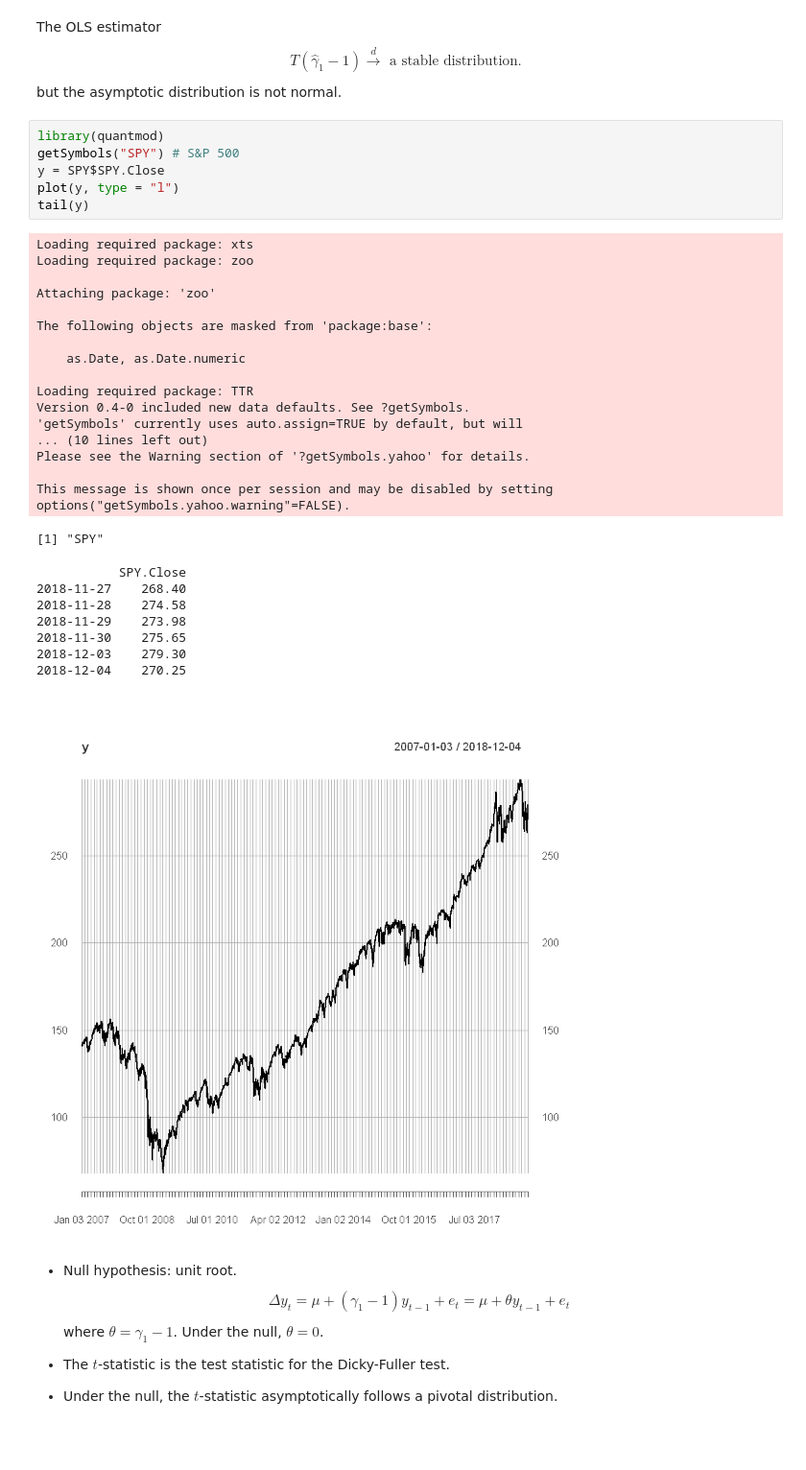
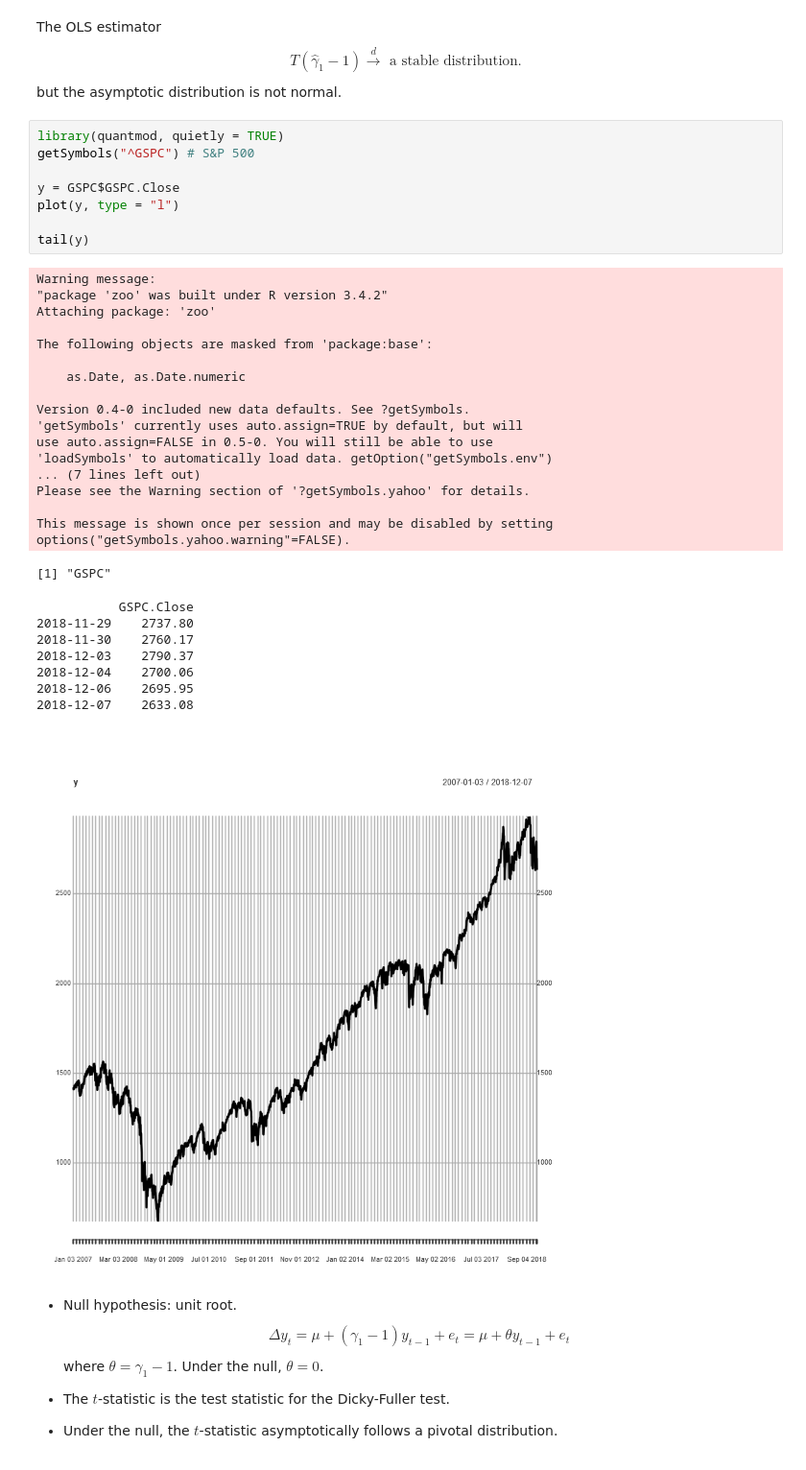
Before and after one commit to zhentaoshi/Econ5121A, a Jupyter notebook: Msc/time_series_2.ipynb, the cells around one changed output. Shown at 96% size. Drawn from its saved outputs; the diff is of its cells as text.

```diff
--- a/Msc/time_series_2.ipynb
+++ b/Msc/time_series_2.ipynb
@@ -76,38 +76,40 @@ The OLS estimator
 $$ T( \hat{\gamma}_1 - 1 ) \stackrel{d}{\to} \mbox{ a stable distribution}.$$
 but the asymptotic distribution is not normal.
 # %%
-library(quantmod)
-getSymbols("SPY") # S&P 500
-y = SPY$SPY.Close
+library(quantmod, quietly = TRUE)
+getSymbols("^GSPC") # S&P 500
+
+y = GSPC$GSPC.Close
 plot(y, type = "l")
+
 tail(y)
 # %% [output]
-Loading required package: xts
-Loading required package: zoo
-
+Warning message:
+"package 'zoo' was built under R version 3.4.2"
 Attaching package: 'zoo'
 
 The following objects are masked from 'package:base':
 
     as.Date, as.Date.numeric
 
-Loading required package: TTR
 Version 0.4-0 included new data defaults. See ?getSymbols.
 'getSymbols' currently uses auto.assign=TRUE by default, but will
-... (10 lines left out)
+use auto.assign=FALSE in 0.5-0. You will still be able to use
+'loadSymbols' to automatically load data. getOption("getSymbols.env")
+... (7 lines left out)
 Please see the Warning section of '?getSymbols.yahoo' for details.
 
 This message is shown once per session and may be disabled by setting
 options("getSymbols.yahoo.warning"=FALSE).
-[1] "SPY"
+[1] "GSPC"
-           SPY.Close
-2018-11-27    268.40
-2018-11-28    274.58
-2018-11-29    273.98
-2018-11-30    275.65
-2018-12-03    279.30
-2018-12-04    270.25
+           GSPC.Close
+2018-11-29    2737.80
+2018-11-30    2760.17
+2018-12-03    2790.37
+2018-12-04    2700.06
+2018-12-06    2695.95
+2018-12-07    2633.08
-[figure, old version]
+[figure, new version]
 # %% [markdown]
 * Null hypothesis: unit root.
 $$ \Delta y_t = \mu + (\gamma_1 - 1 ) y_{t-1} + e_t = \mu+ \theta y_{t-1} + e_t$$
```
Also changed, not shown: 1 other file.
